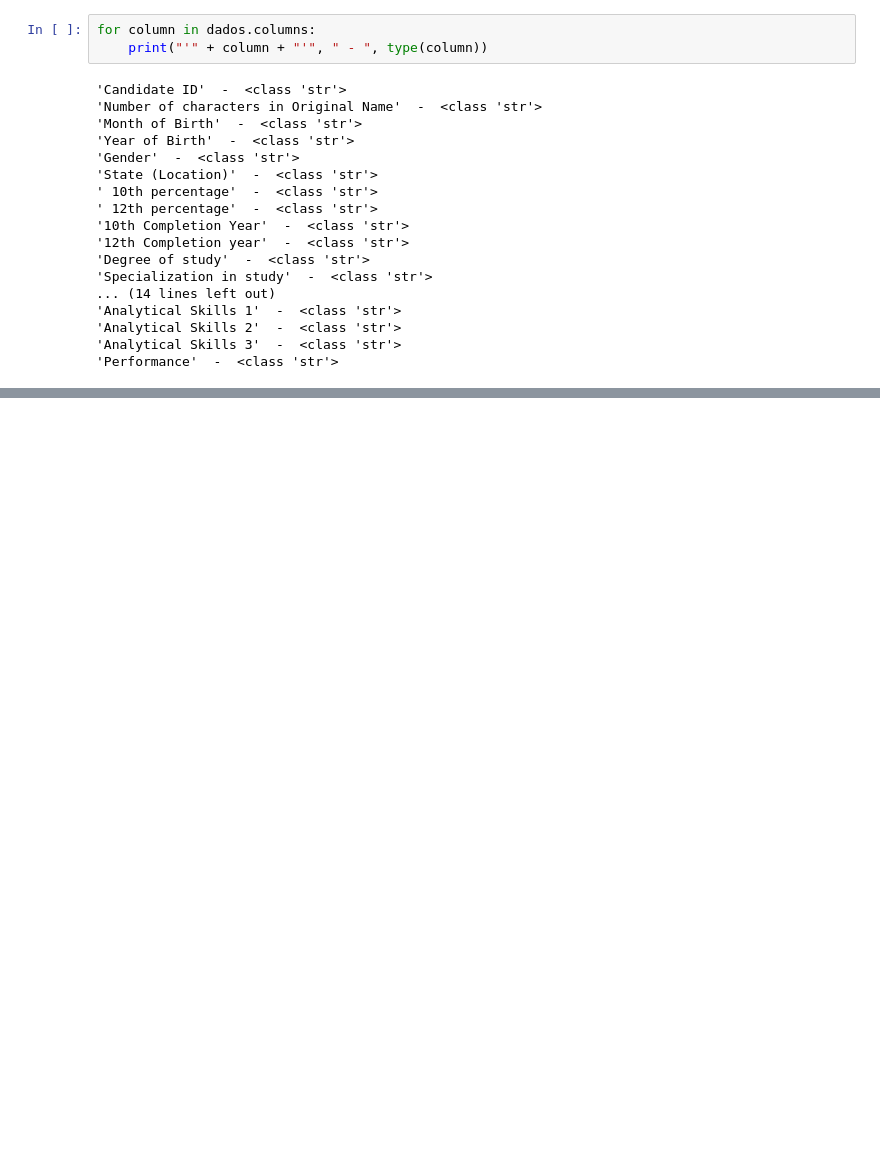
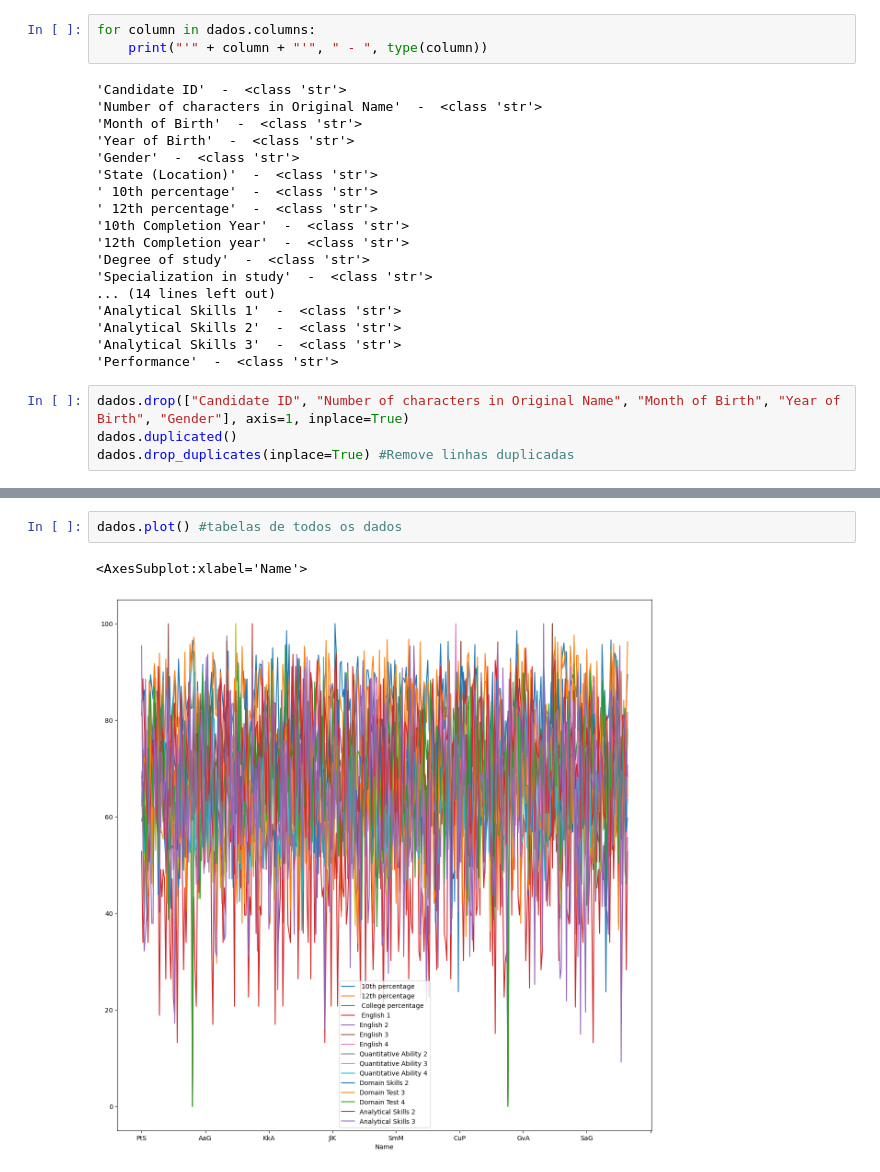
Before and after one commit to MarianaSiano/Mineracao_de_Dados, a Jupyter notebook: Tratamento_Dados/Tratamento_Dados.ipynb, the cells around one changed output, grey strips where cells are left out. Cells and saved outputs as stored; diff of their text form; blank space fills up the shorter version.

```diff
--- a/Tratamento_Dados/Tratamento_Dados.ipynb
+++ b/Tratamento_Dados/Tratamento_Dados.ipynb
@@ -68,3 +68,7 @@ for column in dados.columns:
 'Analytical Skills 2'  -  <class 'str'>
 'Analytical Skills 3'  -  <class 'str'>
 'Performance'  -  <class 'str'>
+# %%
+dados.drop(["Candidate ID", "Number of characters in Original Name", "Month of Birth", "Year of Birth", "Gender"], axis=1, inplace=True)
+dados.duplicated()
+dados.drop_duplicates(inplace=True) #Remove linhas duplicadas
@@ -70,0 +92,5 @@ for column in dados.columns:
+# %%
+dados.plot() #tabelas de todos os dados
+# %% [output]
+<AxesSubplot:xlabel='Name'>
+[figure, added]
```
Also changed, not shown: parts of 12 cells of this notebook.
